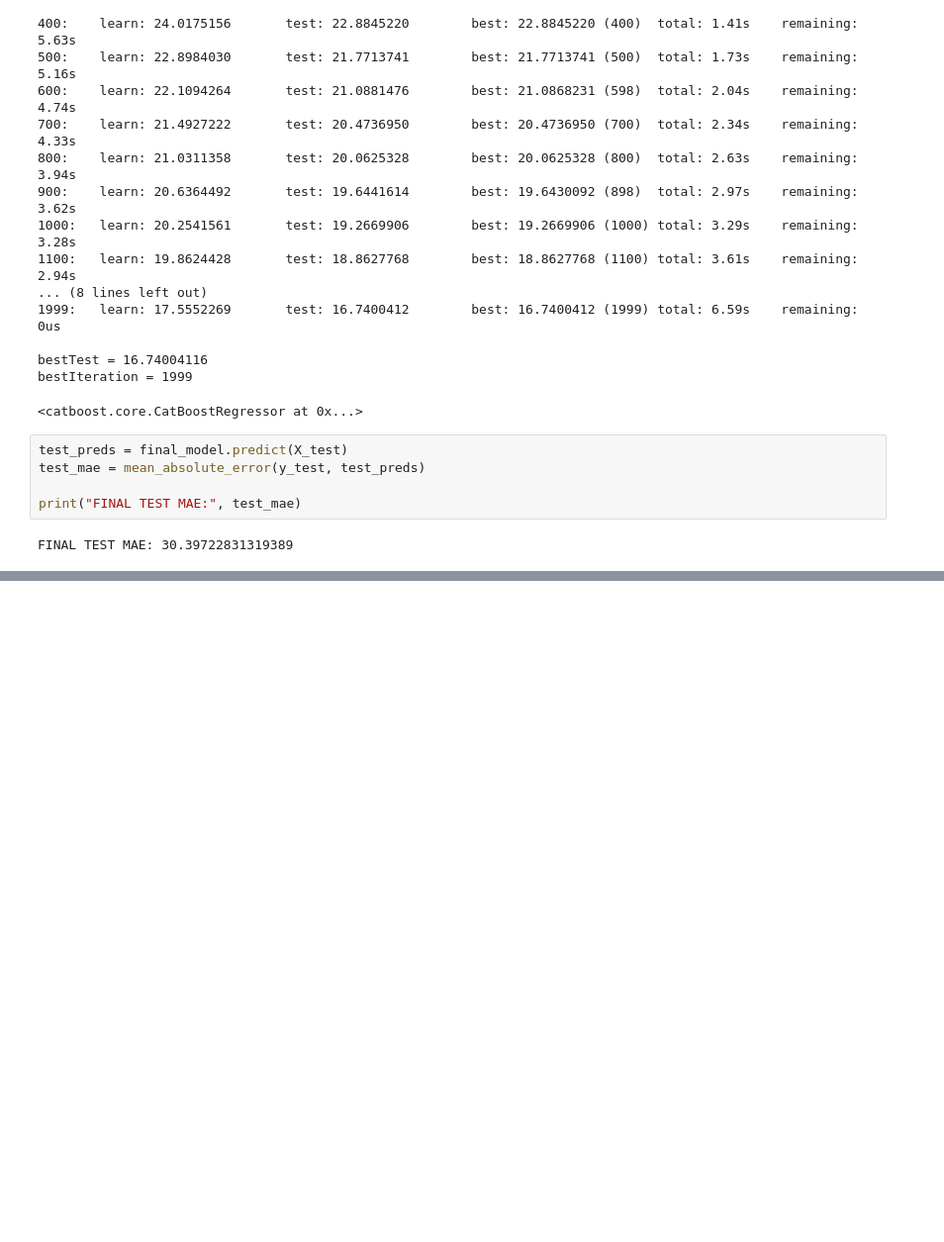
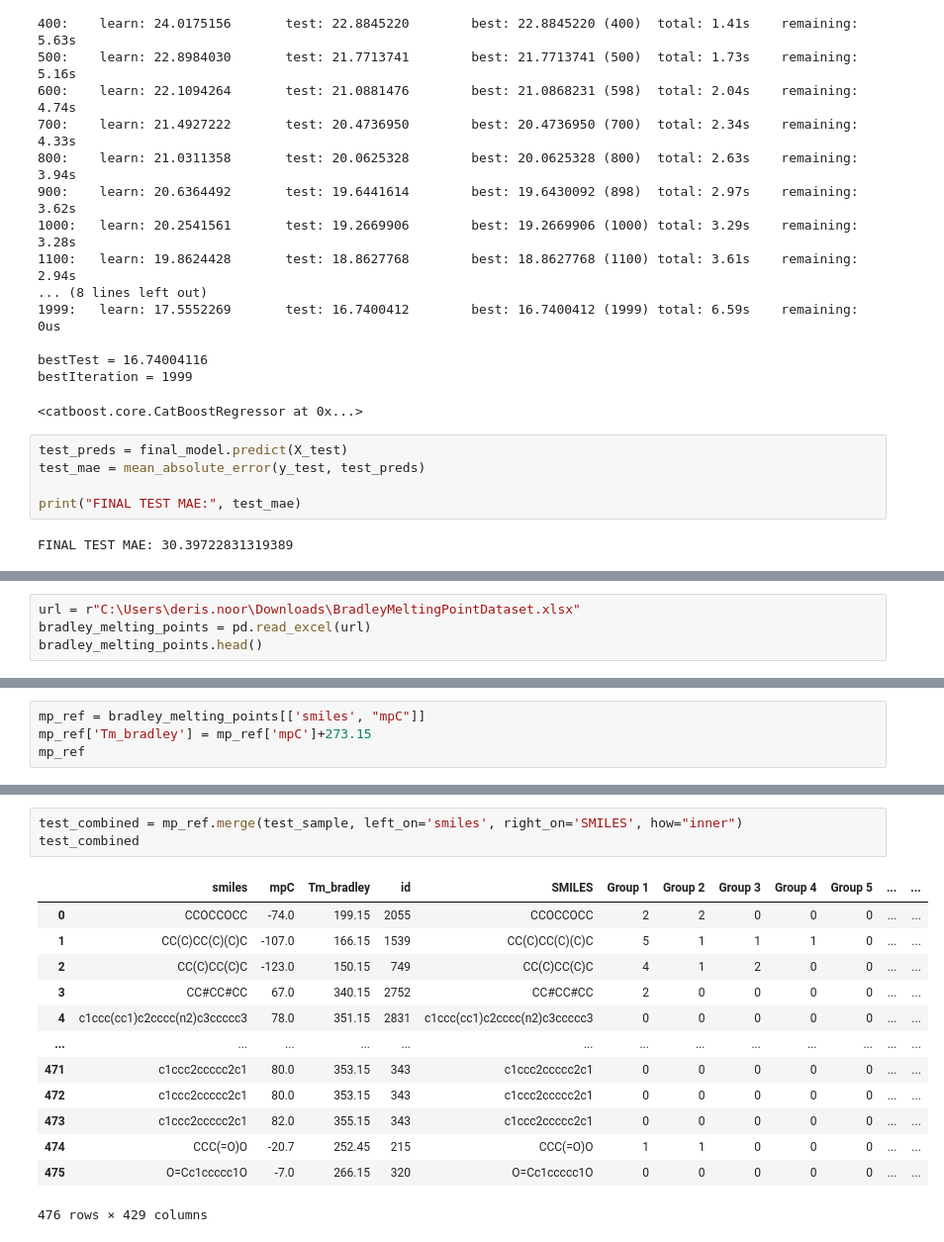
Before and after one commit to deristnoor/python, a Jupyter notebook: project/Data Science & Machine Learning/Melting Points/melting_points.ipynb, the cells around one changed output, grey strips where cells are left out. Shown at 99% size. Drawn from its saved outputs; the diff is of its cells as text; blank space fills up the shorter version.

```diff
--- a/project/Data Science & Machine Learning/Melting Points/melting_points.ipynb
+++ b/project/Data Science & Machine Learning/Melting Points/melting_points.ipynb
@@ -1056,0 +1118,4 @@ test_sample.head()
+# %%
+url = r"C:\Users\deris.noor\Downloads\BradleyMeltingPointDataset.xlsx"
+bradley_melting_points = pd.read_excel(url)
+bradley_melting_points.head()
@@ -1056,0 +1129,4 @@ test_sample.head()
+# %%
+mp_ref = bradley_melting_points[['smiles', "mpC"]]
+mp_ref['Tm_bradley'] = mp_ref['mpC']+273.15
+mp_ref
@@ -1056,0 +1147,17 @@ test_sample.head()
+# %%
+test_combined = mp_ref.merge(test_sample, left_on='smiles', right_on='SMILES', how="inner")
+test_combined
+# %% [output]
+|  | smiles | mpC | Tm_bradley | id | SMILES | Group 1 | Group 2 | Group 3 | Group 4 | Group 5 | ... | ... |
+| 0 | CCOCCOCC | -74.0 | 199.15 | 2055 | CCOCCOCC | 2 | 2 | 0 | 0 | 0 | ... | ... |
+| 1 | CC(C)CC(C)(C)C | -107.0 | 166.15 | 1539 | CC(C)CC(C)(C)C | 5 | 1 | 1 | 1 | 0 | ... | ... |
+| 2 | CC(C)CC(C)C | -123.0 | 150.15 | 749 | CC(C)CC(C)C | 4 | 1 | 2 | 0 | 0 | ... | ... |
+| 3 | CC#CC#CC | 67.0 | 340.15 | 2752 | CC#CC#CC | 2 | 0 | 0 | 0 | 0 | ... | ... |
+| 4 | c1ccc(cc1)c2cccc(n2)c3ccccc3 | 78.0 | 351.15 | 2831 | c1ccc(cc1)c2cccc(n2)c3ccccc3 | 0 | 0 | 0 | 0 | 0 | ... | ... |
+| ... | ... | ... | ... | ... | ... | ... | ... | ... | ... | ... | ... | ... |
+| 471 | c1ccc2ccccc2c1 | 80.0 | 353.15 | 343 | c1ccc2ccccc2c1 | 0 | 0 | 0 | 0 | 0 | ... | ... |
+| 472 | c1ccc2ccccc2c1 | 80.0 | 353.15 | 343 | c1ccc2ccccc2c1 | 0 | 0 | 0 | 0 | 0 | ... | ... |
+| 473 | c1ccc2ccccc2c1 | 82.0 | 355.15 | 343 | c1ccc2ccccc2c1 | 0 | 0 | 0 | 0 | 0 | ... | ... |
+| 474 | CCC(=O)O | -20.7 | 252.45 | 215 | CCC(=O)O | 1 | 1 | 0 | 0 | 0 | ... | ... |
+| 475 | O=Cc1ccccc1O | -7.0 | 266.15 | 320 | O=Cc1ccccc1O | 0 | 0 | 0 | 0 | 0 | ... | ... |
+476 rows × 429 columns
```
Also changed, not shown: parts of 14 cells of this notebook.
